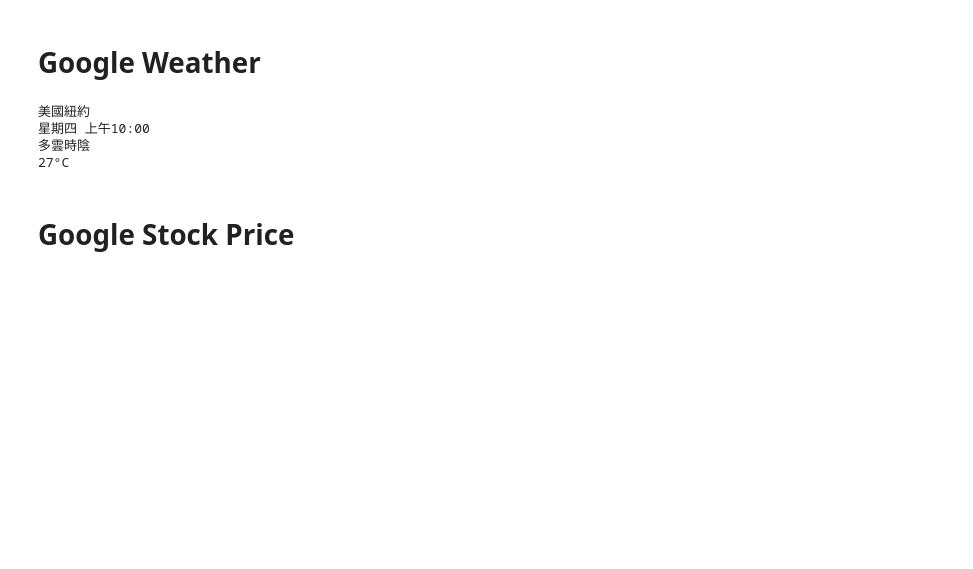
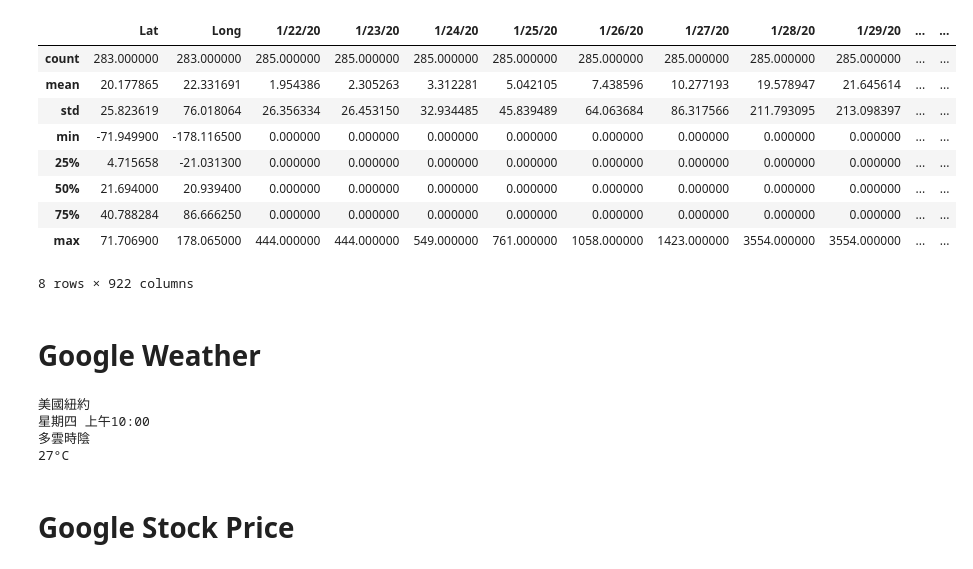
Before and after one commit to YJCheng1210/Data_Mining, a Jupyter notebook: NBA.ipynb, the cells around one changed output. Cells and saved outputs as stored; diff of their text form; code cells hidden in the pictures; blank space fills up the shorter version.

```diff
--- a/NBA.ipynb
+++ b/NBA.ipynb
@@ -0,0 +39,10 @@
+# %%
+# 類別: DataFrame
+## 屬性: 與 DataFrame 綁在一起的資料
+## 方法: 與 DataFrame 綁在一起的函數
+import pandas as pd
+
+data_frame = pd.read_csv("https://raw.githubusercontent.com/CSSEGISandData/COVID-19/master/csse_covid_19_data/csse_covid_19_time_series/time_series_covid19_confirmed_global.csv")
+print(type(data_frame))
+print(data_frame.shape)
+data_frame.head()
@@ -1,3 +59,16 @@
+# %%
+data_frame.describe()
+# %% [output]
+|  | Lat | Long | 1/22/20 | 1/23/20 | 1/24/20 | 1/25/20 | 1/26/20 | 1/27/20 | 1/28/20 | 1/29/20 | ... | ... |
+| count | 283.000000 | 283.000000 | 285.000000 | 285.000000 | 285.000000 | 285.000000 | 285.000000 | 285.000000 | 285.000000 | 285.000000 | ... | ... |
+| mean | 20.177865 | 22.331691 | 1.954386 | 2.305263 | 3.312281 | 5.042105 | 7.438596 | 10.277193 | 19.578947 | 21.645614 | ... | ... |
+| std | 25.823619 | 76.018064 | 26.356334 | 26.453150 | 32.934485 | 45.839489 | 64.063684 | 86.317566 | 211.793095 | 213.098397 | ... | ... |
+| min | -71.949900 | -178.116500 | 0.000000 | 0.000000 | 0.000000 | 0.000000 | 0.000000 | 0.000000 | 0.000000 | 0.000000 | ... | ... |
+| 25% | 4.715658 | -21.031300 | 0.000000 | 0.000000 | 0.000000 | 0.000000 | 0.000000 | 0.000000 | 0.000000 | 0.000000 | ... | ... |
+| 50% | 21.694000 | 20.939400 | 0.000000 | 0.000000 | 0.000000 | 0.000000 | 0.000000 | 0.000000 | 0.000000 | 0.000000 | ... | ... |
+| 75% | 40.788284 | 86.666250 | 0.000000 | 0.000000 | 0.000000 | 0.000000 | 0.000000 | 0.000000 | 0.000000 | 0.000000 | ... | ... |
+| max | 71.706900 | 178.065000 | 444.000000 | 444.000000 | 549.000000 | 761.000000 | 1058.000000 | 1423.000000 | 3554.000000 | 3554.000000 | ... | ... |
+8 rows × 922 columns
 # %% [markdown]
 # Google Weather
 # %%
```
Also changed, not shown: parts of 14 cells of this notebook.
